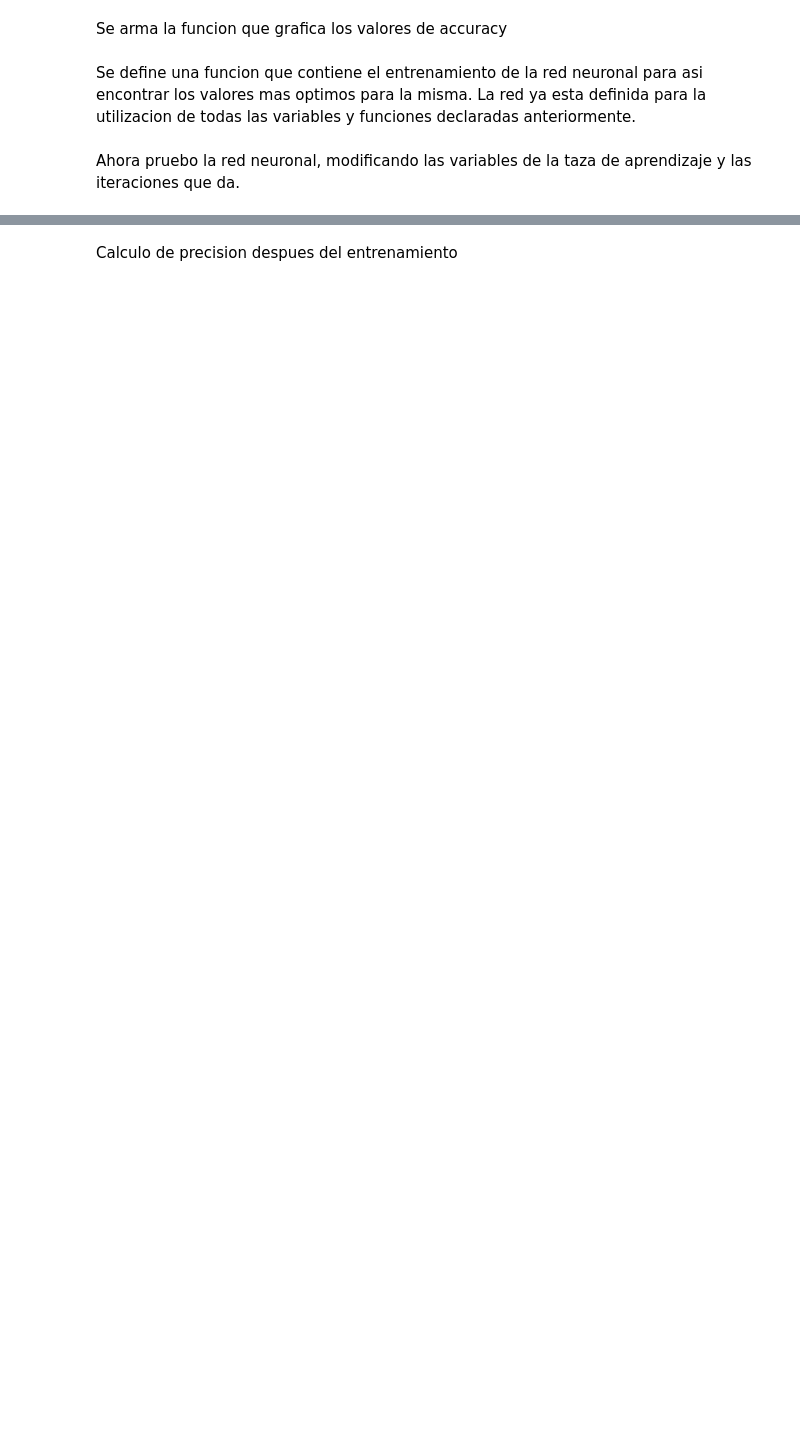
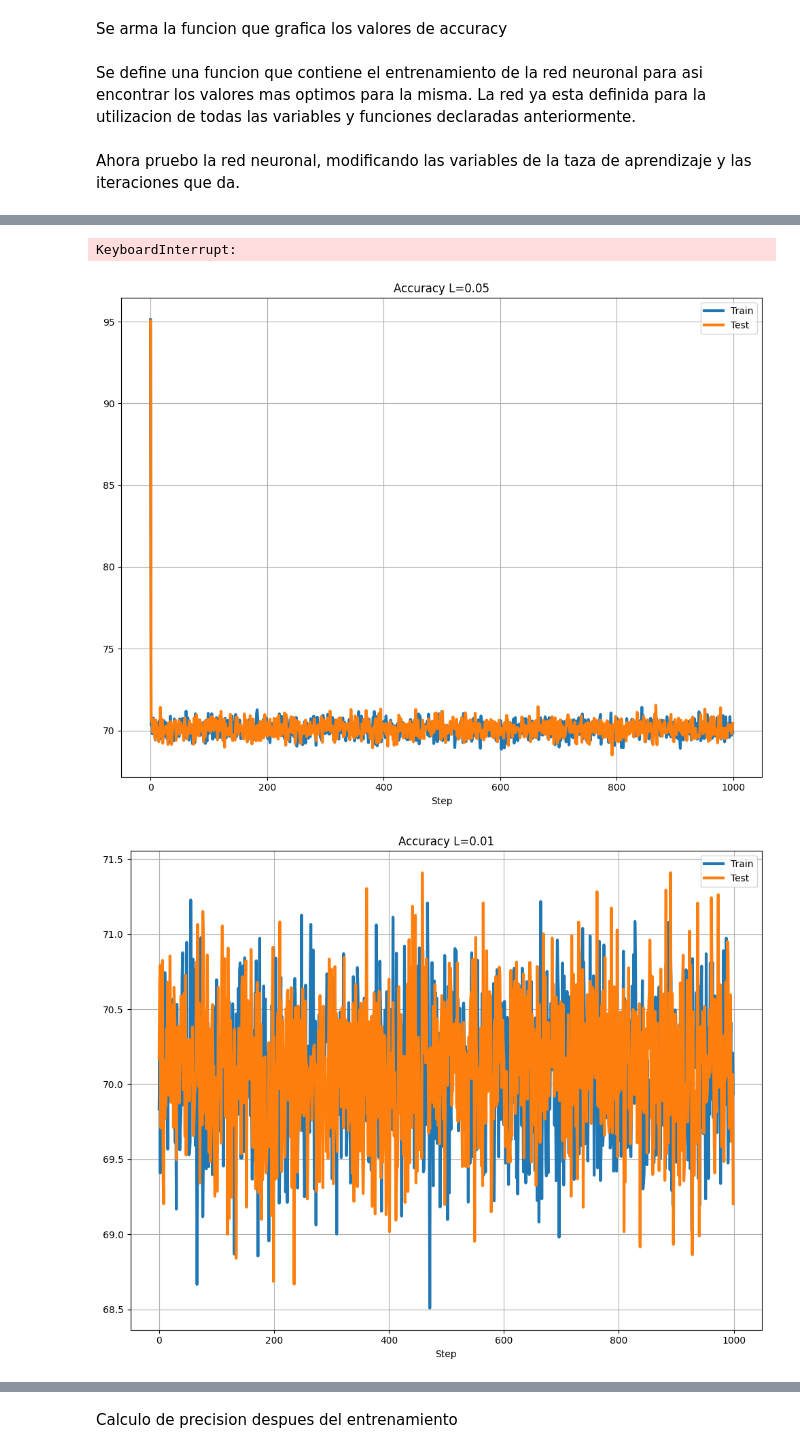
Before and after one commit to solalcaraz/TP-MATEIII-RN, a Jupyter notebook: TP_Mate_RNN.ipynb, the cells around one changed output, grey strips where cells are left out. Saved outputs shown, nothing was run; the diff lists cells and outputs as text; code cells hidden in the pictures; blank space fills up the shorter version.

```diff
--- a/TP_Mate_RNN.ipynb
+++ b/TP_Mate_RNN.ipynb
@@ -315,13 +294,13 @@ def graficar_accuracy(L, train_l, test_l):
 Se define una funcion que contiene el entrenamiento de la red neuronal para asi encontrar los valores mas optimos para la misma. La red ya esta definida para la utilizacion de todas las variables y funciones declaradas anteriormente.
 # %%
 def red_neuronal (L, epoch, w_hidden, w_output, b_hidden, b_output, relu, logistic, d_relu, d_logistic):
+
+  accuracy_test_l = []
   accuracy_train_l = []
-  accuracy_test_l = []
-
   # Ejecutar descenso de gradiente
   for i in range(epoch):
     # Seleccion aleatoria de unos de los datos de entrenamiento
-    idx = np.random.choice(range(len(x_train)), 1, replace=False)
+    idx = [np.random.randint(0,len(x_train))]
     x_sample = x_train[idx].T
     y_sample = y_train[idx]
 
@@ -336,25 +315,38 @@ def red_neuronal (L, epoch, w_hidden, w_output, b_hidden, b_output, relu, logist
     w_output -= L * dw_output
     b_output -= L * db_output
 
-    # Calculo la precision y por cada iteracion la guardo para realizar el grafico
-  accuracy_test, accuracy_train = calcular_accuracy()
-  accuracy_test_l.append(accuracy_test[0])
-  accuracy_train_l.append(accuracy_train[0])
+    accuracy_test, accuracy_train = calcular_accuracy()
+    accuracy_test_l.append(accuracy_test[0])
+    accuracy_train_l.append(accuracy_train[0])
+
+  graficar_accuracy(L=L,train_l=accuracy_train_l, test_l=accuracy_test_l)
 
   #print(dw_hidden, b_hidden, w_output, b_output, sep="\n")
   #print("\n\n")
-  #graficar_accuracy(L=L,train_l=accuracy_train_l, test_l=accuracy_test_l)
 # %% [markdown]
 Ahora pruebo la red neuronal, modificando las variables de la taza de aprendizaje y las iteraciones que da.
 # %%
-iters_l = [100, 1000, 10000]
+iter = 1000
 #, 1_000, 10_000
 L_l = [0.05, 0.01, 0.005, 0.001]
 #, 0.01, 0.005, 0.001
-for iter in iters_l:
-    for L in L_l:
-        red_neuronal(L=L, epoch=iter,
-                     w_hidden=w_hidden, w_output=w_output,
-                     b_hidden=b_hidden, b_output=b_output,
-                     relu=relu, logistic=logistic,
-                     d_relu=d_relu, d_logistic=d_logistic)
+w_hidden = np.random.rand(60, 100) * 2 - 1
+w_output = np.random.rand(1, 60) * 2 - 1
+b_hidden = np.random.rand(60, 1) * 2 - 1
+b_output = np.random.rand(1, 1) * 2 - 1
+
+w_h_test, w_o_test, b_h_test, b_o_test = w_hidden, w_output, b_hidden, b_output
+
+for L in L_l:
+  w_hidden = w_h_test
+  w_output = w_o_test
+  b_hidden = b_h_test
+  b_output = b_o_test
+  red_neuronal(L=L, epoch=iter,
+                w_hidden=w_hidden, w_output=w_output,
+                b_hidden=b_hidden, b_output=b_output,
+                relu=relu, logistic=logistic,
+                d_relu=d_relu, d_logistic=d_logistic)
+
+      # Calculo la precision y por cada iteracion la guardo para realizar el grafico
+# %% [output]
@@ -360,0 +359,3 @@ for iter in iters_l:
+KeyboardInterrupt:
+[figure, added]
+[figure, added]
```
Also changed, not shown: parts of 11 cells of this notebook.
